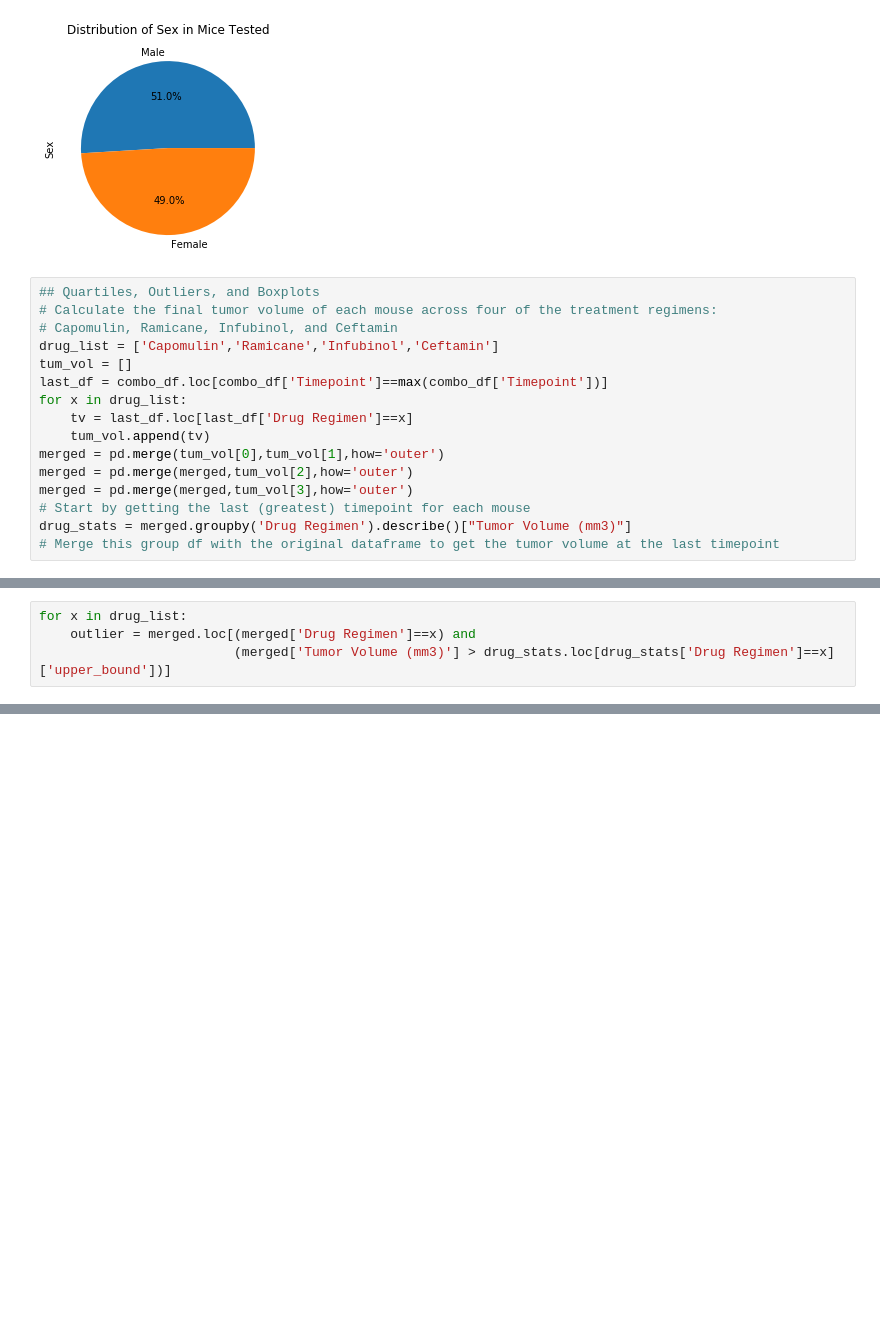
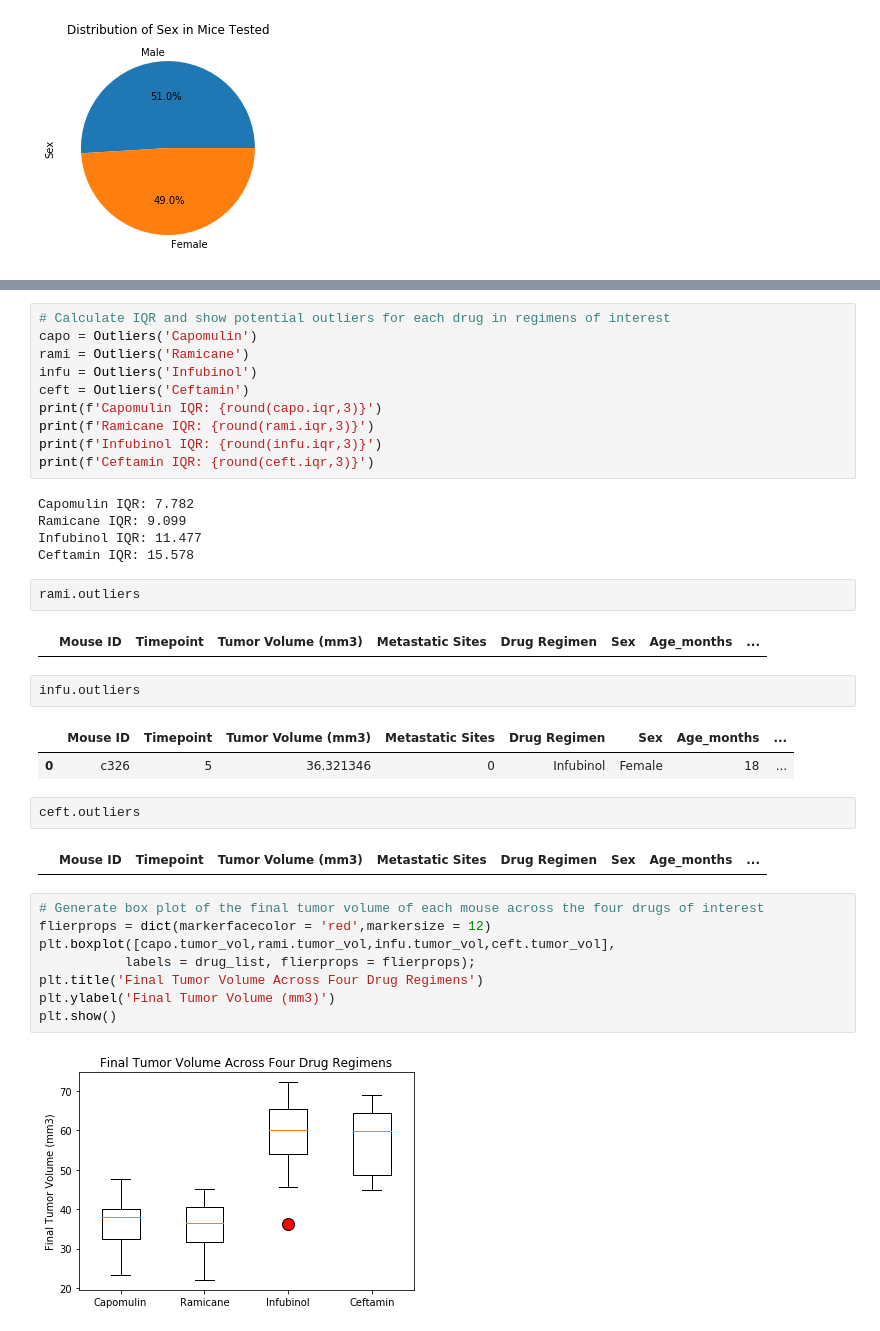
Before and after one commit to jackatopolis/Matplotlib-challenge, a Jupyter notebook: Pymaceuticals/pymaceuticals.ipynb, the cells around one changed output, grey strips where cells are left out. Saved outputs shown, nothing was run; the diff lists cells and outputs as text; blank space fills up the shorter version.

```diff
--- a/Pymaceuticals/pymaceuticals.ipynb
+++ b/Pymaceuticals/pymaceuticals.ipynb
@@ -165,19 +158,3 @@ plt.ylabel('Sex')
 plt.show()
 # %% [output]
 [figure]
-# %%
-## Quartiles, Outliers, and Boxplots
-# Calculate the final tumor volume of each mouse across four of the treatment regimens:
-# Capomulin, Ramicane, Infubinol, and Ceftamin
-drug_list = ['Capomulin','Ramicane','Infubinol','Ceftamin']
-tum_vol = []
-last_df = combo_df.loc[combo_df['Timepoint']==max(combo_df['Timepoint'])]
-for x in drug_list:
-    tv = last_df.loc[last_df['Drug Regimen']==x]
-    tum_vol.append(tv)
-merged = pd.merge(tum_vol[0],tum_vol[1],how='outer')
-merged = pd.merge(merged,tum_vol[2],how='outer')
-merged = pd.merge(merged,tum_vol[3],how='outer')
-# Start by getting the last (greatest) timepoint for each mouse
-drug_stats = merged.groupby('Drug Regimen').describe()["Tumor Volume (mm3)"]
-# Merge this group df with the original dataframe to get the tumor volume at the last timepoint
@@ -205,4 +160,0 @@ drug_stats
-# %%
-for x in drug_list:
-    outlier = merged.loc[(merged['Drug Regimen']==x) and
-                         (merged['Tumor Volume (mm3)'] > drug_stats.loc[drug_stats['Drug Regimen']==x]['upper_bound'])]
@@ -210,0 +194,38 @@ ValueError: The truth value of a Series is ambiguous. Use a.empty, a.bool(), a.i
+# %%
+# Calculate IQR and show potential outliers for each drug in regimens of interest
+capo = Outliers('Capomulin')
+rami = Outliers('Ramicane')
+infu = Outliers('Infubinol')
+ceft = Outliers('Ceftamin')
+print(f'Capomulin IQR: {round(capo.iqr,3)}')
+print(f'Ramicane IQR: {round(rami.iqr,3)}')
+print(f'Infubinol IQR: {round(infu.iqr,3)}')
+print(f'Ceftamin IQR: {round(ceft.iqr,3)}')
+# %% [output]
+Capomulin IQR: 7.782
+Ramicane IQR: 9.099
+Infubinol IQR: 11.477
+Ceftamin IQR: 15.578
+# %%
+rami.outliers
+# %% [output]
+|  | Mouse ID | Timepoint | Tumor Volume (mm3) | Metastatic Sites | Drug Regimen | Sex | Age_months | ... |
+# %%
+infu.outliers
+# %% [output]
+|  | Mouse ID | Timepoint | Tumor Volume (mm3) | Metastatic Sites | Drug Regimen | Sex | Age_months | ... |
+| 0 | c326 | 5 | 36.321346 | 0 | Infubinol | Female | 18 | ... |
+# %%
+ceft.outliers
+# %% [output]
+|  | Mouse ID | Timepoint | Tumor Volume (mm3) | Metastatic Sites | Drug Regimen | Sex | Age_months | ... |
+# %%
+# Generate box plot of the final tumor volume of each mouse across the four drugs of interest
+flierprops = dict(markerfacecolor = 'red',markersize = 12)
+plt.boxplot([capo.tumor_vol,rami.tumor_vol,infu.tumor_vol,ceft.tumor_vol],
+           labels = drug_list, flierprops = flierprops);
+plt.title('Final Tumor Volume Across Four Drug Regimens')
+plt.ylabel('Final Tumor Volume (mm3)')
+plt.show()
+# %% [output]
+[figure, added]
```
Also changed, not shown: parts of 8 cells of this notebook, 3 other files.
